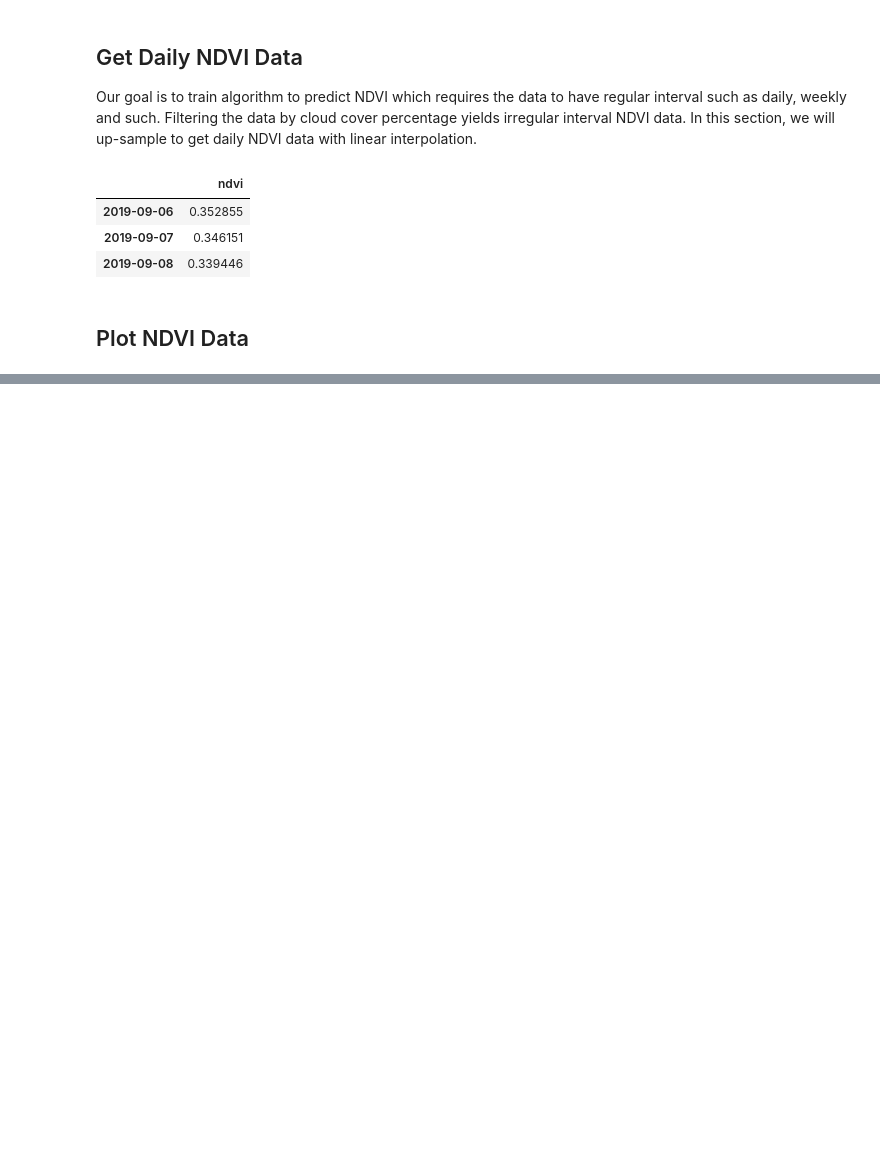
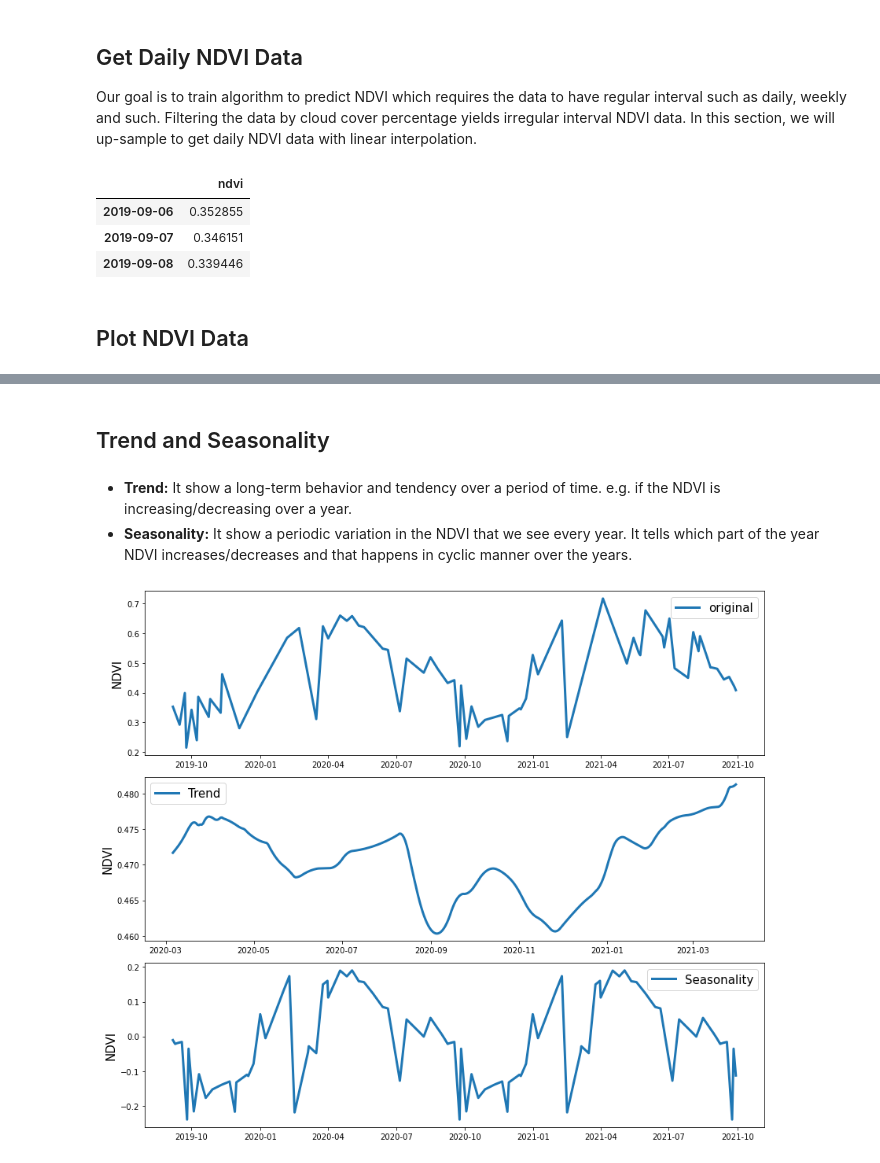
Before and after one commit to https-github-com-Engelbert107/Land_surface_classification_malawi_mozambique, a Jupyter notebook: Notebook/Time-series-NDVI.ipynb, the cells around one changed output, grey strips where cells are left out. Saved outputs shown, nothing was run; the diff lists cells and outputs as text; code cells hidden in the pictures; blank space fills up the shorter version.

```diff
--- a/Notebook/Time-series-NDVI.ipynb
+++ b/Notebook/Time-series-NDVI.ipynb
@@ -239,0 +251,40 @@ plt.show()
+# %% [markdown]
+## Trend and Seasonality
+# %% [markdown]
+- **Trend:** It show a long-term behavior and tendency over a period of time. e.g. if the NDVI is increasing/decreasing over a year.
+- **Seasonality:** It show a periodic variation in the NDVI that we see every year. It tells which part of the year NDVI increases/decreases and that happens in cyclic manner over the years.
+# %%
+# Application of decompomposition on NDVI
+
+# additive worked better in terms of seasonality decomposition compared to multiplicative
+decomposition = seasonal_decompose(ndvi_df_daily, model= 'additive', period = 365)
+
+# assign trend, seasonal components from decomposed data
+trend = decomposition.trend
+seasonal = decomposition.seasonal
+
+
+# Plot the trend and the seasonality
+plt.figure(figsize=(12,10))
+
+plt.title('Time-series NDVI', fontsize=15)
+plt.xlabel('Date', fontsize=15)
+
+plt.subplot(311)
+plt.plot(ndvi_df_daily, label = 'original', linewidth=3)
+plt.ylabel('NDVI', fontsize=15)
+plt.legend(loc = 'best', fontsize=15)
+
+plt.subplot(312)
+plt.plot(trend, label = 'Trend', linewidth=3)
+plt.ylabel('NDVI', fontsize=15)
+plt.legend(loc = 'best', fontsize=15)
+
+plt.subplot(313)
+plt.plot(seasonal, label = 'Seasonality', linewidth=3)
+plt.ylabel('NDVI', fontsize=15)
+plt.legend(loc = 'best', fontsize=15)
+
+plt.tight_layout()
+# %% [output]
+[figure, added]
```
Also changed, not shown: parts of 9 cells of this notebook.
